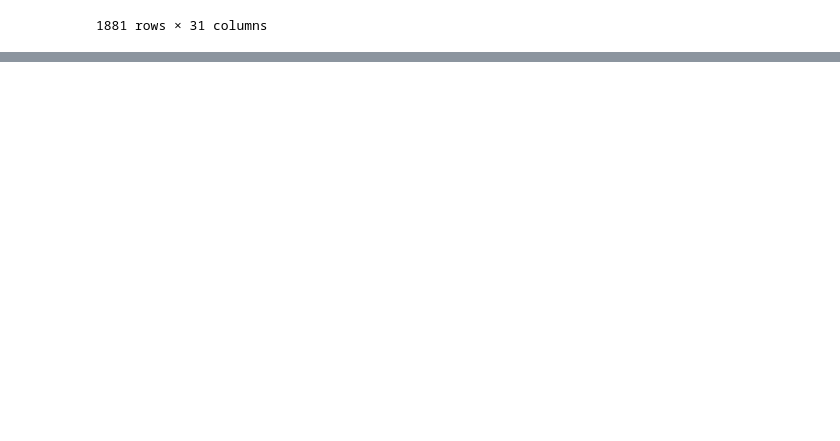
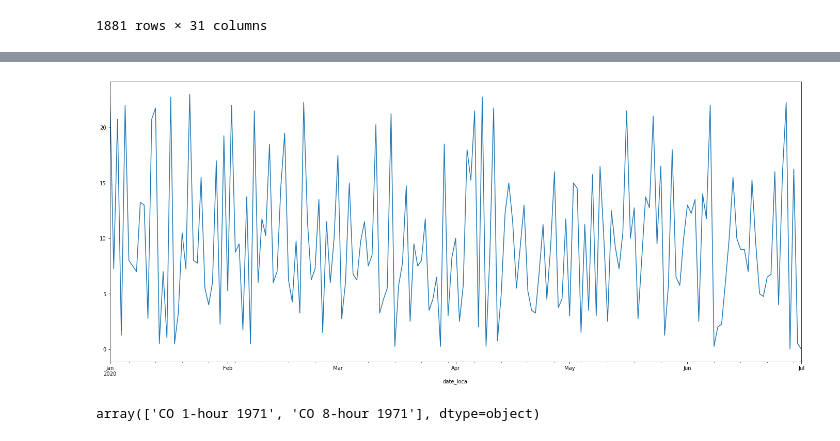
Before and after one commit to TrentELittle/BootcampProject1, a Jupyter notebook: project_main.ipynb, the cells around one changed output, grey strips where cells are left out. Cells and saved outputs as stored; diff of their text form; code cells hidden in the pictures; blank space fills up the shorter version.

```diff
--- a/project_main.ipynb
+++ b/project_main.ipynb
@@ -246,0 +300,2 @@ plt.plot(xvalue, yvalue)
+# %%
+dc_df_daily_means = dc_df.groupby('date_local').mean()
@@ -246,0 +312,8 @@ plt.plot(xvalue, yvalue)
+# %%
+dc_df_daily_means.first_max_hour.plot(figsize=(24, 10));
+# %% [output]
+[figure, added]
+# %%
+dc_df['pollutant_standard'].unique()
+# %% [output]
+array(['CO 1-hour 1971', 'CO 8-hour 1971'], dtype=object)
```
Also changed, not shown: parts of 29 cells of this notebook.
